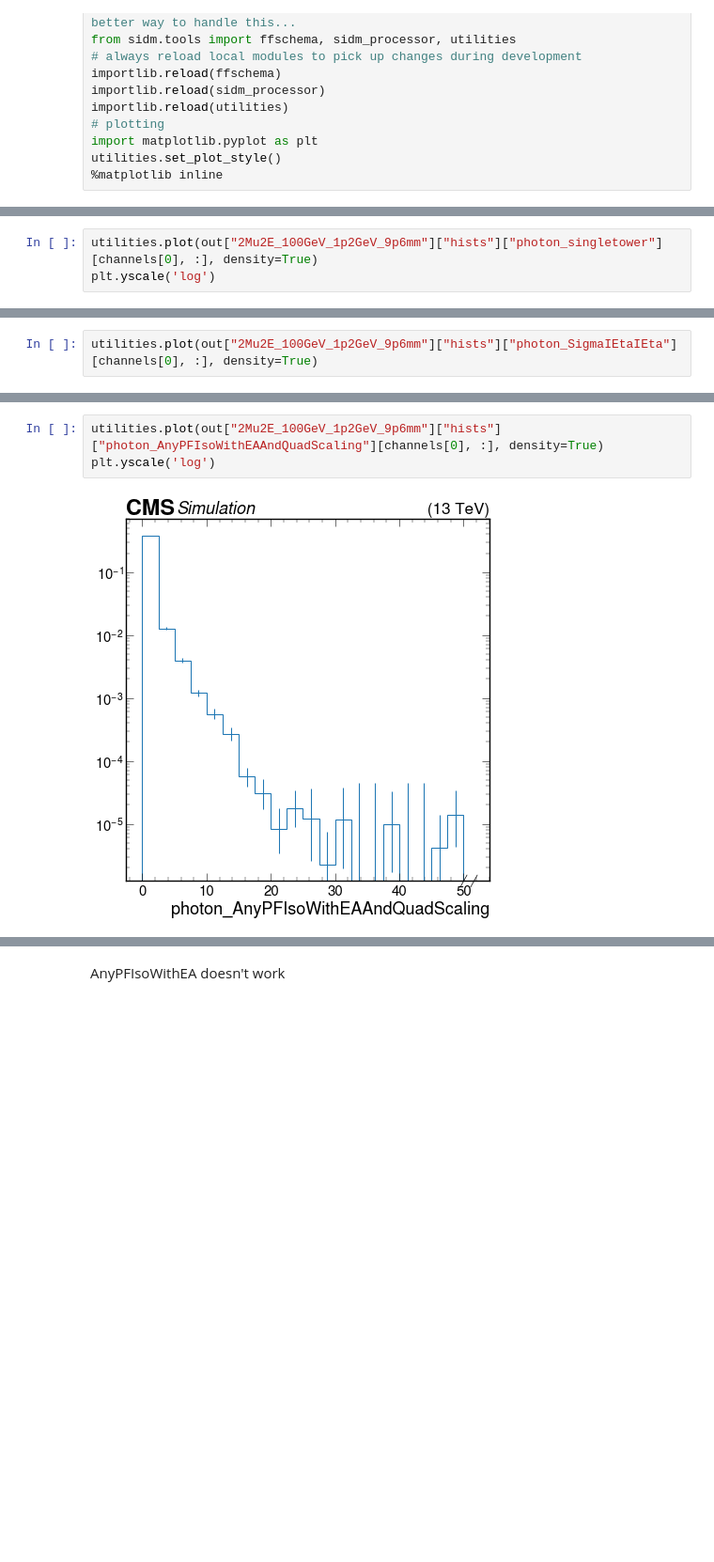
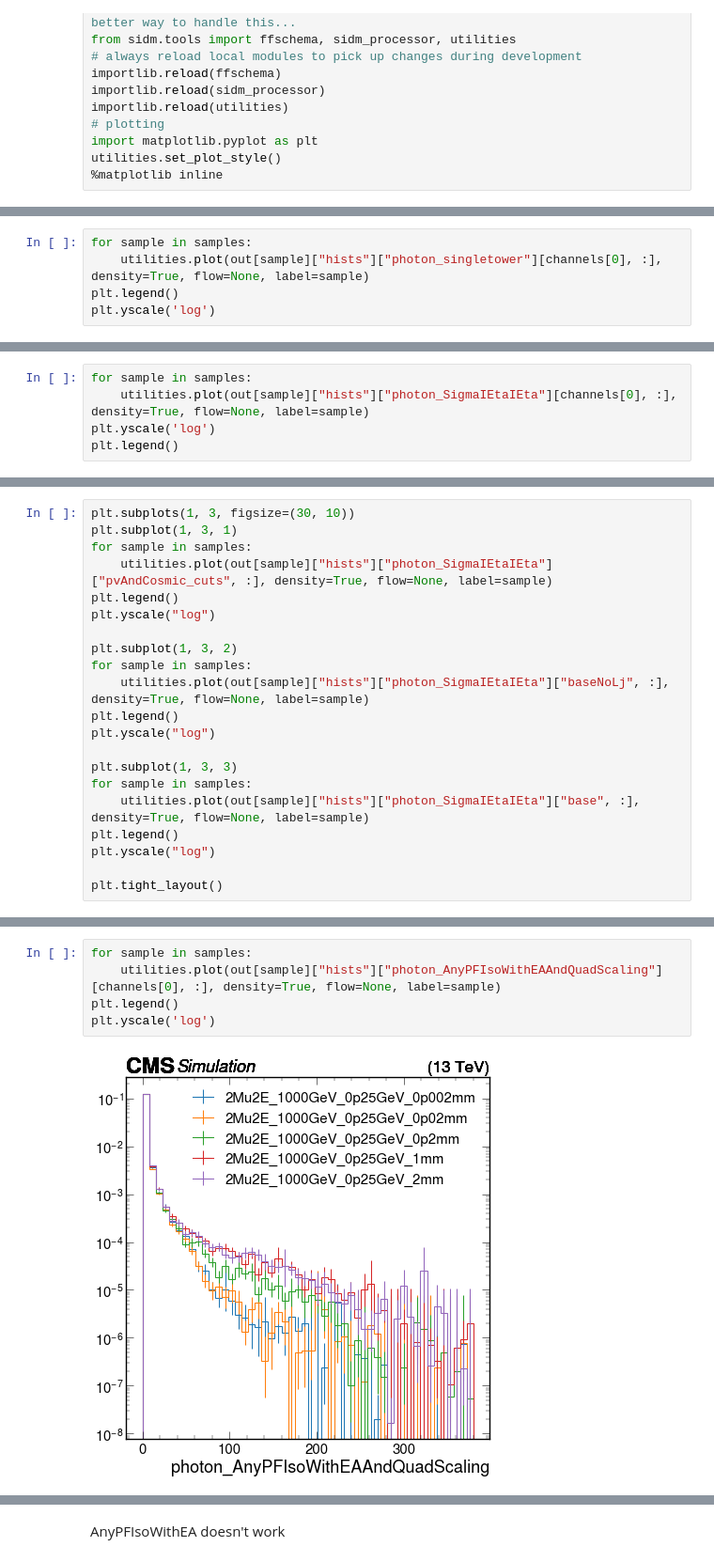
Before and after one commit to TJDeel/SIDM, a Jupyter notebook: sidm/studies/PhotonStudies.ipynb, the cells around one changed output, grey strips where cells are left out. Shown: that part at 94% size. Drawn from its saved outputs; the diff is of its cells as text; blank space fills up the shorter version.

Commit message:
New Histograms
New histograms added to PhotonStudies comparing 1000GeV samples with different displacements across different channels.

```diff
--- a/sidm/studies/PhotonStudies.ipynb
+++ b/sidm/studies/PhotonStudies.ipynb
@@ -53,6 +77,8 @@ Warning: a histogram with the following axis names could not be filled and will
 [interactive output not drawn]
 [interactive output not drawn]
 # %%
-utilities.plot(out["2Mu2E_100GeV_1p2GeV_9p6mm"]["hists"]["photon_singletower"][channels[0], :], density=True)
+for sample in samples:
+    utilities.plot(out[sample]["hists"]["photon_singletower"][channels[0], :], density=True, flow=None, label=sample)
+plt.legend()
 plt.yscale('log')
 # %% [output]
@@ -60,3 +86,6 @@ plt.yscale('log')
 # %%
-utilities.plot(out["2Mu2E_100GeV_1p2GeV_9p6mm"]["hists"]["photon_SigmaIEtaIEta"][channels[0], :], density=True)
+for sample in samples:
+    utilities.plot(out[sample]["hists"]["photon_SigmaIEtaIEta"][channels[0], :], density=True, flow=None, label=sample)
+plt.yscale('log')
+plt.legend()
 # %% [output]
@@ -64,0 +105,21 @@ utilities.plot(out["2Mu2E_100GeV_1p2GeV_9p6mm"]["hists"]["photon_SigmaIEtaIEta"]
+# %%
+plt.subplots(1, 3, figsize=(30, 10))
+plt.subplot(1, 3, 1)
+for sample in samples:
+    utilities.plot(out[sample]["hists"]["photon_SigmaIEtaIEta"]["pvAndCosmic_cuts", :], density=True, flow=None, label=sample)
+plt.legend()
+plt.yscale("log")
+
+plt.subplot(1, 3, 2)
+for sample in samples:
+    utilities.plot(out[sample]["hists"]["photon_SigmaIEtaIEta"]["baseNoLj", :], density=True, flow=None, label=sample)
+plt.legend()
+plt.yscale("log")
+
+plt.subplot(1, 3, 3)
+for sample in samples:
+    utilities.plot(out[sample]["hists"]["photon_SigmaIEtaIEta"]["base", :], density=True, flow=None, label=sample)
+plt.legend()
+plt.yscale("log")
+
+plt.tight_layout()
@@ -65,8 +128,10 @@ utilities.plot(out["2Mu2E_100GeV_1p2GeV_9p6mm"]["hists"]["photon_SigmaIEtaIEta"]
 # %%
-utilities.plot(out["2Mu2E_100GeV_1p2GeV_9p6mm"]["hists"]["photon_AnyPFIsoWithEAAndQuadScaling"][channels[0], :], density=True)
+for sample in samples:
+    utilities.plot(out[sample]["hists"]["photon_AnyPFIsoWithEAAndQuadScaling"][channels[0], :], density=True, flow=None, label=sample)
+plt.legend()
 plt.yscale('log')
 # %% [output]
-[figure, old version]
+[figure, new version]
 # %%
 utilities.plot(out["2Mu2E_100GeV_1p2GeV_9p6mm"]["hists"]["photon_AnyPFIsoWithEACut"][channels[0], :], density=True)
 # %% [output]
```
Also changed, not shown: parts of 9 cells of this notebook, 3 other files.
